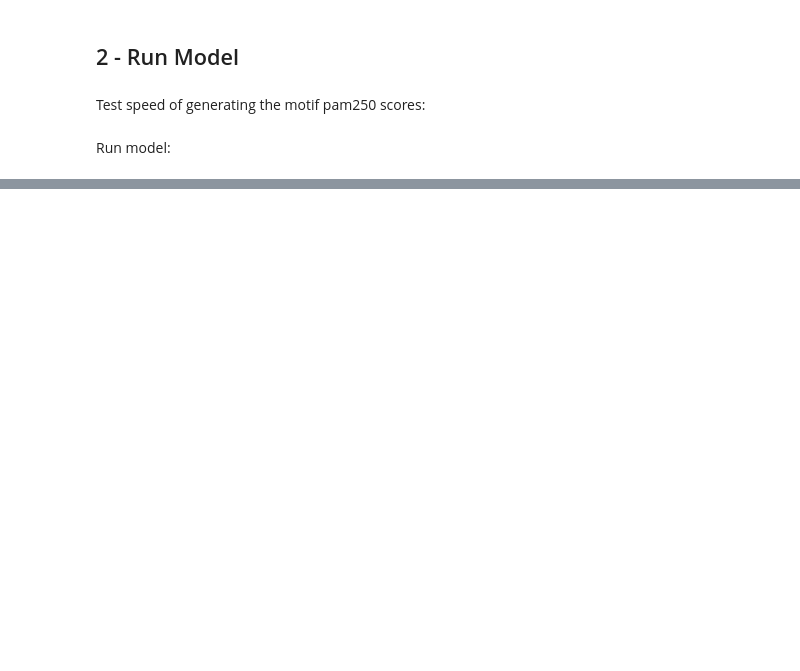
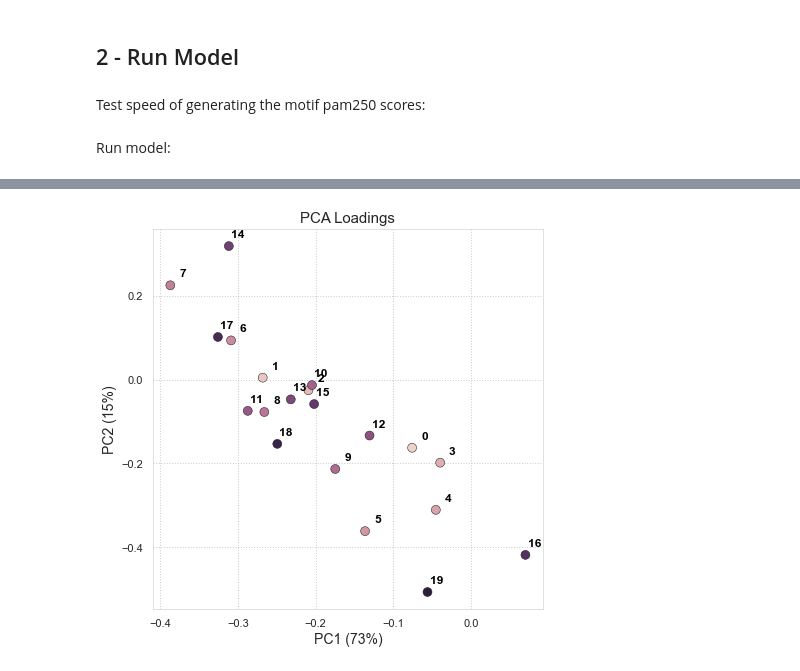
Before and after one commit to meyer-lab/DDMC, a Jupyter notebook: CPTAC.ipynb, the cells around one changed output, grey strips where cells are left out. Saved outputs shown, nothing was run; the diff lists cells and outputs as text; code cells hidden in the pictures; blank space fills up the shorter version.

```diff
--- a/CPTAC.ipynb
+++ b/CPTAC.ipynb
@@ -79,0 +203,13 @@ NameError: name 'MSC' is not defined
+# %%
+centers = centers.drop("C3N.00738.N")
+# %%
+centers = centers.reset_index()
+# %%
+from sklearn.decomposition import PCA
+from msresist.figures.figure1 import pca_dfs
+
+c=2
+pp = PCA(n_components=c)
+dScor_ = pp.fit_transform(centers.iloc[:, 1:])
+dLoad_ = pp.components_
+dScor_, dLoad_ = pca_dfs(dScor_, dLoad_, centers, c, ["index"], "Cluster")
@@ -79,0 +239,12 @@ NameError: name 'MSC' is not defined
+# %%
+fig, ax = plt.subplots(1, 1, figsize=(7, 7))
+sns.scatterplot(x="PC1", y="PC2", data=dLoad_, hue="Cluster", ax=ax, s=80, **{'linewidth':.5, 'edgecolor':"k"})
+for line in range(0, dLoad_.shape[0]):
+     ax.text(dLoad_.iloc[line, 0]+0.02, dLoad_.iloc[line, 1]+0.02, dLoad_["Cluster"][line], horizontalalignment='right', size='medium', color='black', weight='semibold')
+ax.legend().remove()
+ax.set_title("PCA Loadings", fontsize=15)
+ax.set_xlabel("PC1 (" + str(int(varExp[0] * 100)) + "%)", fontsize=14)
+ax.set_ylabel("PC2 (" + str(int(varExp[1] * 100)) + "%)", fontsize=14);
+plt.savefig("PCA_CPTAC_20cl_Loadings.svg", bbox_inches='tight', format='svg', dpi=1200)
+# %% [output]
+[figure, added]
```
Also changed, not shown: parts of 29 cells of this notebook, 11 other files.
